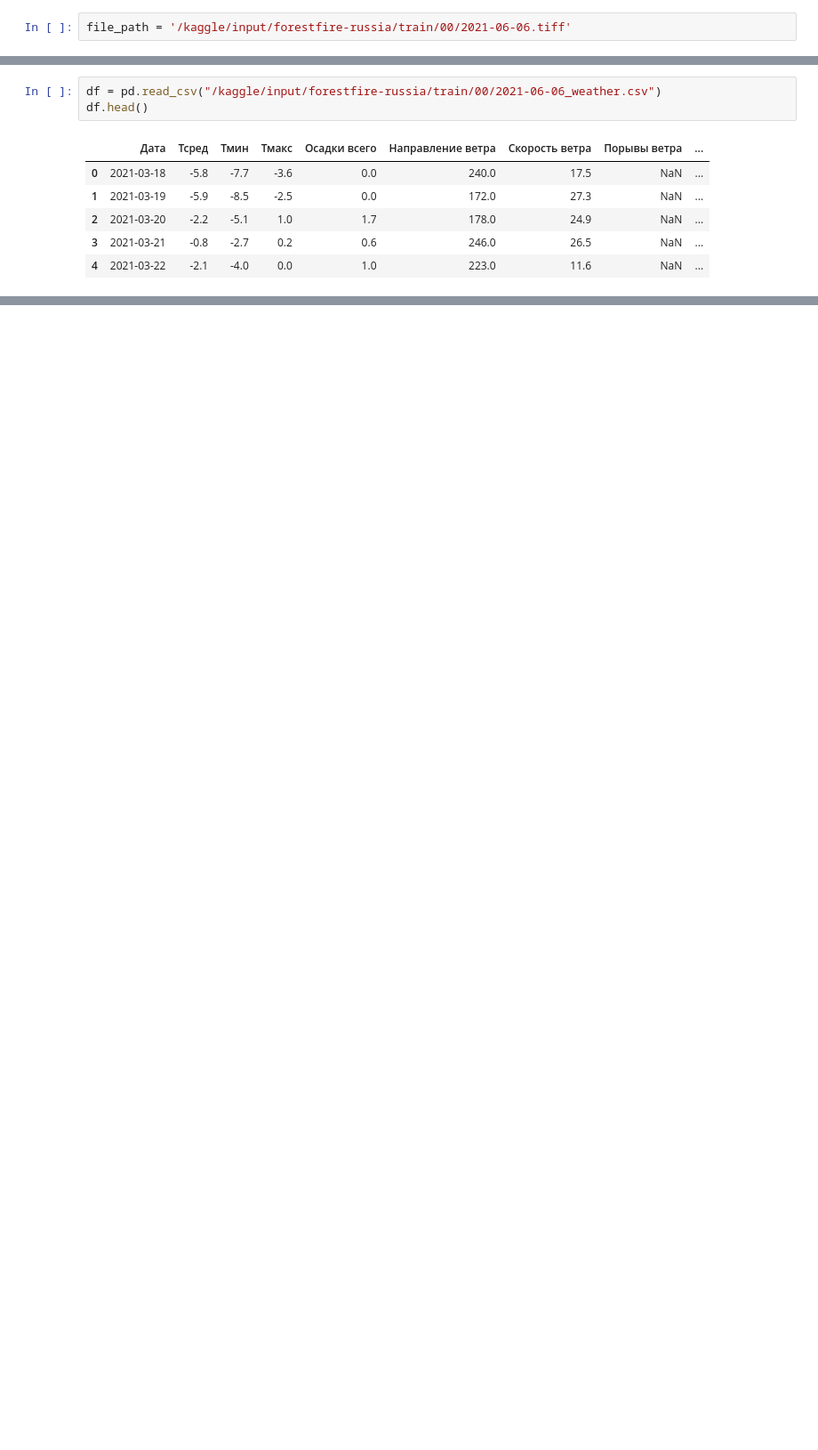
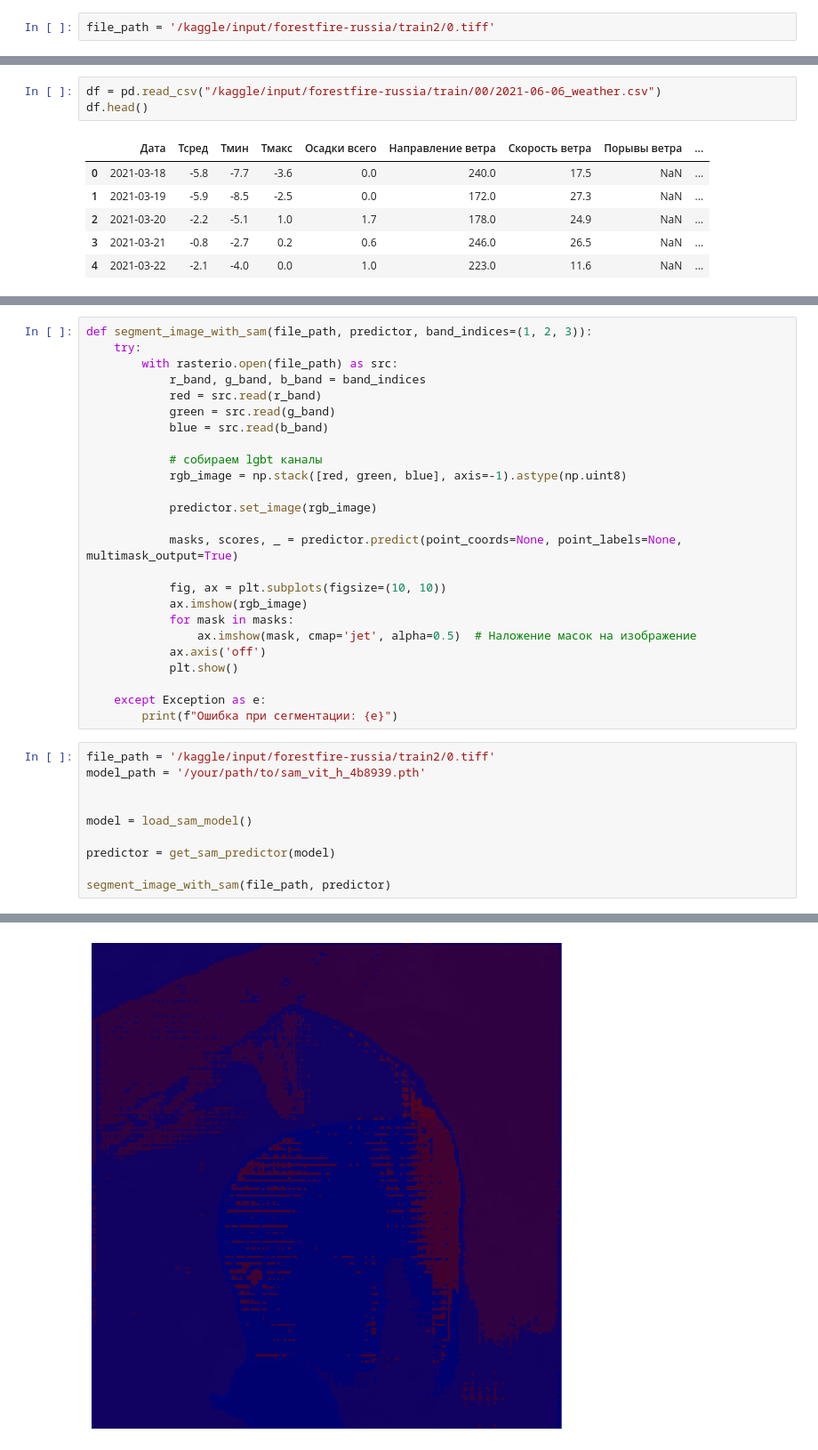
Before and after one commit to TimmmofeyD/hack_forestfire, a Jupyter notebook: model.ipynb, the cells around one changed output, grey strips where cells are left out. Shown: that part at 89% size. Cells and saved outputs as stored; diff of their text form; blank space fills up the shorter version.

```diff
--- a/model.ipynb
+++ b/model.ipynb
@@ -6,5 +39,5 @@ import pandas as pd
 # %%
-file_path = '/kaggle/input/forestfire-russia/train/00/2021-06-06.tiff'
+file_path = '/kaggle/input/forestfire-russia/train2/0.tiff'
 # %%
 def print_geotiff_info(path):
     try:
@@ -94,0 +138,36 @@ df.head()
+# %%
+def segment_image_with_sam(file_path, predictor, band_indices=(1, 2, 3)):
+    try:
+        with rasterio.open(file_path) as src:
+            r_band, g_band, b_band = band_indices
+            red = src.read(r_band)
+            green = src.read(g_band)
+            blue = src.read(b_band)
+
+            # собираем lgbt каналы
+            rgb_image = np.stack([red, green, blue], axis=-1).astype(np.uint8)
+
+            predictor.set_image(rgb_image)
+
+            masks, scores, _ = predictor.predict(point_coords=None, point_labels=None, multimask_output=True)
+
+            fig, ax = plt.subplots(figsize=(10, 10))
+            ax.imshow(rgb_image)
+            for mask in masks:
+                ax.imshow(mask, cmap='jet', alpha=0.5)  # Наложение масок на изображение
+            ax.axis('off')
+            plt.show()
+
+    except Exception as e:
+        print(f"Ошибка при сегментации: {e}")
+# %%
+file_path = '/kaggle/input/forestfire-russia/train2/0.tiff'
+model_path = '/your/path/to/sam_vit_h_4b8939.pth'
+
+
+model = load_sam_model()
+
+predictor = get_sam_predictor(model)
+
+segment_image_with_sam(file_path, predictor)
+# %% [output]
@@ -94,0 +176 @@ df.head()
+[figure, added]
```
Also changed, not shown: parts of 7 cells of this notebook.
